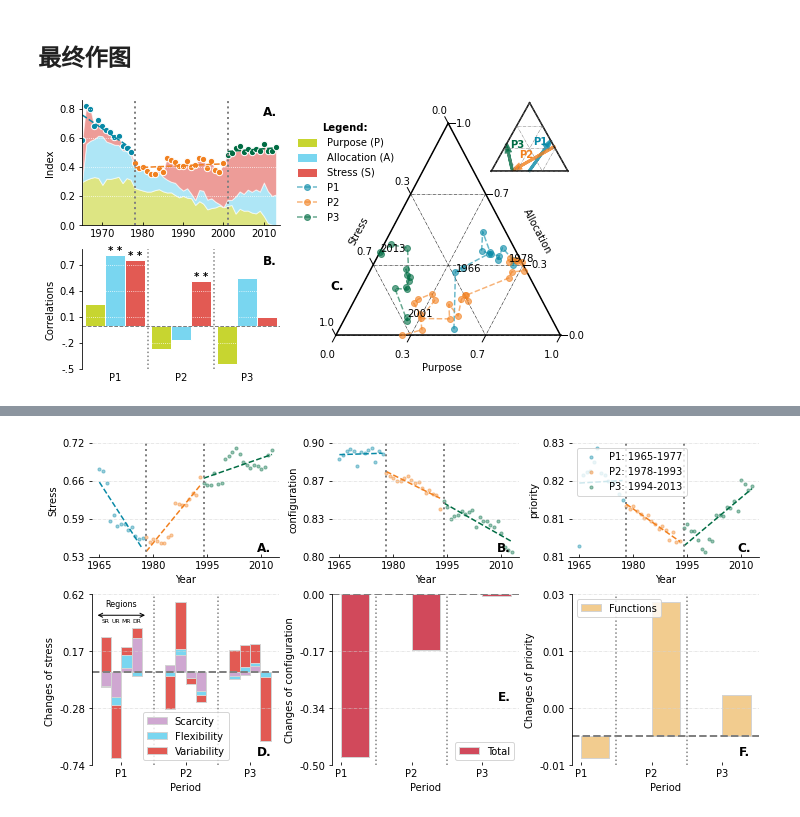
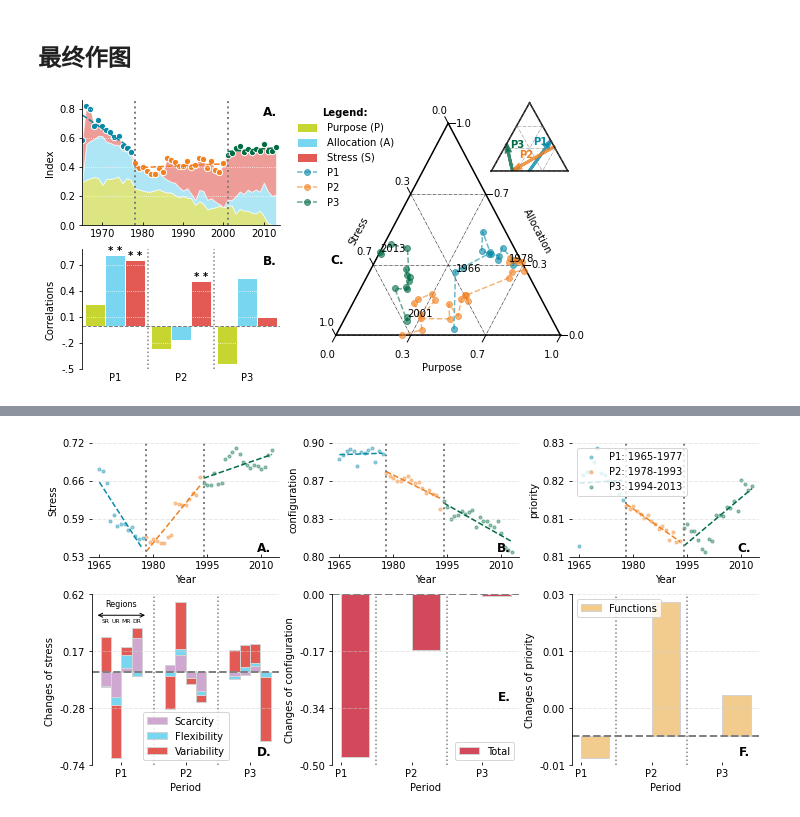
Before and after one commit to SongshGeo/Water-Governance-Regimes, a Jupyter notebook: notebooks/water_regime_index.ipynb, the cells around one changed output, grey strips where cells are left out. Drawn from its saved outputs; the diff is of its cells as text; code cells hidden in the pictures.

```diff
--- a/notebooks/water_regime_index.ipynb
+++ b/notebooks/water_regime_index.ipynb
@@ -993,33 +993,33 @@ for ax in [ax1, ax2, ax4]:
     ax.grid(True, axis='y', color='white', ls=":")
 
 ax1.spines['bottom'].set_visible(True)
 ax4.spines['left'].set_visible(False)
 
 legend_handles = []
 legend_labels = []
 for handle, label in zip(*ax2.get_legend_handles_labels()):
     legend_handles.append(handle)
     legend_labels.append(label.title()+f" ({label[0].title()})")
 
 for handle, label in zip(*ax3.get_legend_handles_labels()):
     legend_handles.append(handle)
     legend_labels.append(label)
 
 for i, ax in enumerate([ax1, ax2, ax3]):
     ax.get_legend().remove()
     ratio_x, ratio_y = 0.95, 0.9
     if i == 2:
         ratio_x = 0.05
-        ratio_y = 0.3
+        ratio_y = 0.406
     x, y = get_position_by_ratio(ax, ratio_x, ratio_y)
     label = ['A.', 'B.', 'C.'][i]
     ax.text(x, y, label, ha='center', va='center', weight='bold', size='large')
 
-fig.legend(loc=(0.46, 0.55), ncol=1, handles=legend_handles, labels=legend_labels, handletextpad=1, handleheight=1, markerscale=1, frameon=False, title='Legend:', title_fontproperties={'weight':'bold', 'size':10})
+fig.legend(loc=(0.46, 0.60), ncol=1, handles=legend_handles, labels=legend_labels, handletextpad=1, handleheight=1, markerscale=1, frameon=False, title='Legend:', title_fontproperties={'weight':'bold', 'size':10})
 
 # 储存和显示图片
 plt.savefig('../figures/main/index.pdf', dpi=300)
 plt.savefig('../figures/main/index.jpg', dpi=300)
 plt.show();
 # %% [output]
-[figure, old version]
+[figure, new version]
```
Also changed, not shown: parts of 3 cells of this notebook, 17 other files.
